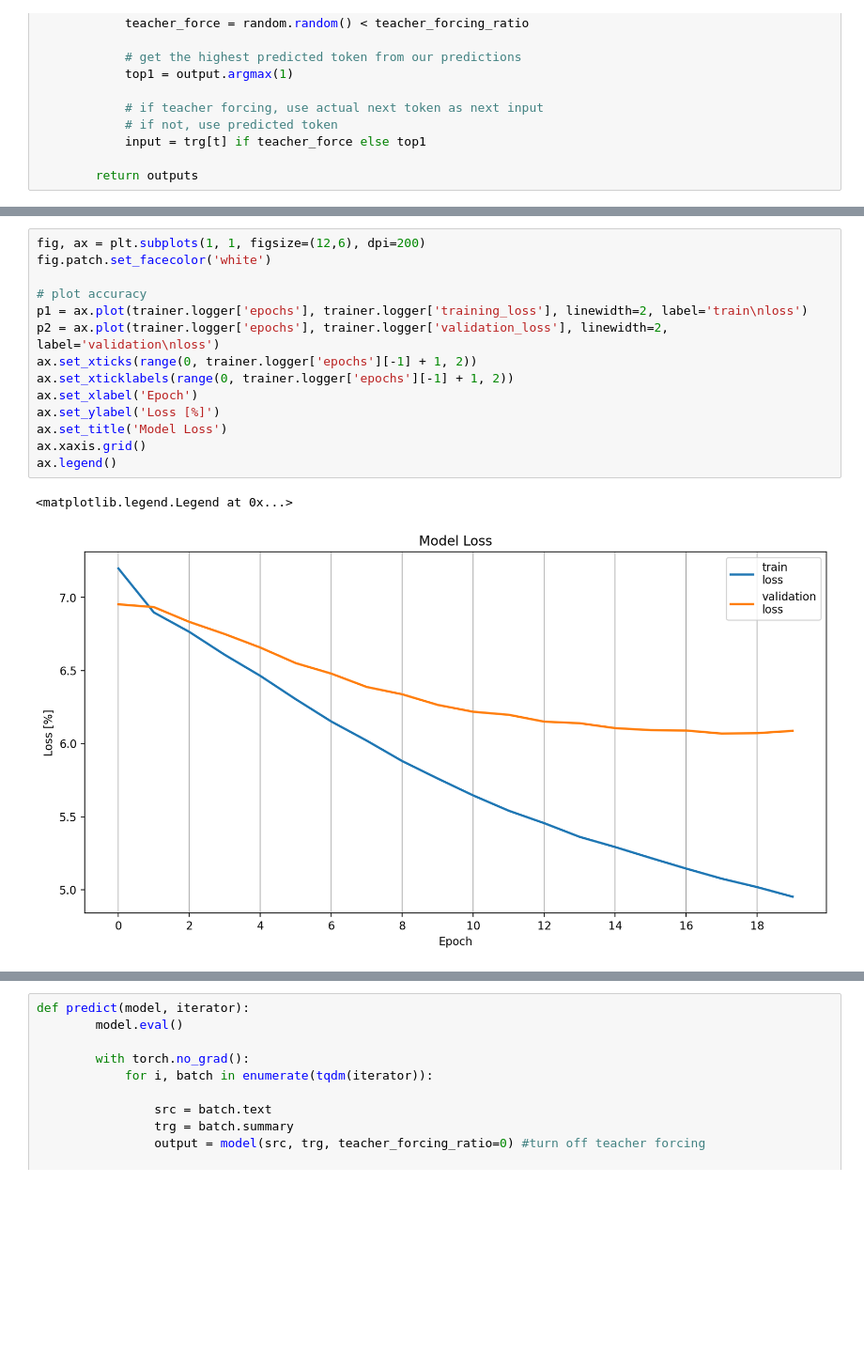
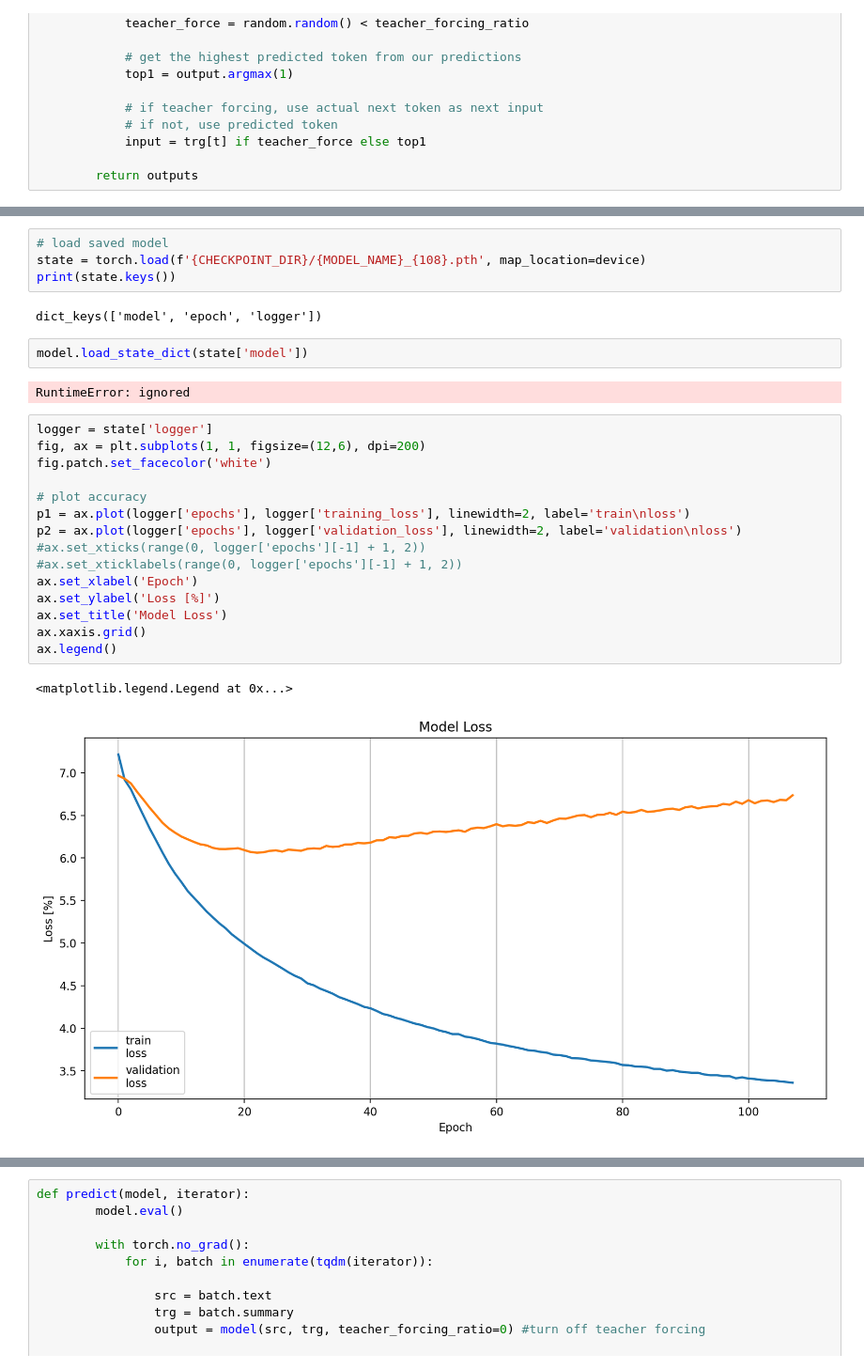
Before and after one commit to RoyElkabetz/Sentiment-Classification-of-Machine-Summarized-Text, a Jupyter notebook: Text_Summarization.ipynb, the cells around one changed output, grey strips where cells are left out. Shown at 94% size. Drawn from its saved outputs; the diff is of its cells as text; blank space fills up the shorter version.

Commit message:
changed trainer class

```diff
--- a/Text_Summarization.ipynb
+++ b/Text_Summarization.ipynb
@@ -664,20 +726,31 @@ Epoch: 20 | Time: 2m 2s
+# %%
+# load saved model
+state = torch.load(f'{CHECKPOINT_DIR}/{MODEL_NAME}_{108}.pth', map_location=device)
+print(state.keys())
+# %% [output]
+dict_keys(['model', 'epoch', 'logger'])
+# %%
+model.load_state_dict(state['model'])
+# %% [output]
+RuntimeError: ignored
 # %%
+logger = state['logger']
 fig, ax = plt.subplots(1, 1, figsize=(12,6), dpi=200)
 fig.patch.set_facecolor('white')
 
 # plot accuracy
-p1 = ax.plot(trainer.logger['epochs'], trainer.logger['training_loss'], linewidth=2, label='train\nloss')
-p2 = ax.plot(trainer.logger['epochs'], trainer.logger['validation_loss'], linewidth=2, label='validation\nloss')
-ax.set_xticks(range(0, trainer.logger['epochs'][-1] + 1, 2))
-ax.set_xticklabels(range(0, trainer.logger['epochs'][-1] + 1, 2))
+p1 = ax.plot(logger['epochs'], logger['training_loss'], linewidth=2, label='train\nloss')
+p2 = ax.plot(logger['epochs'], logger['validation_loss'], linewidth=2, label='validation\nloss')
+#ax.set_xticks(range(0, logger['epochs'][-1] + 1, 2))
+#ax.set_xticklabels(range(0, logger['epochs'][-1] + 1, 2))
 ax.set_xlabel('Epoch')
 ax.set_ylabel('Loss [%]')
 ax.set_title('Model Loss')
 ax.xaxis.grid()
 ax.legend()
 # %% [output]
 <matplotlib.legend.Legend at 0x...>
-[figure, old version]
+[figure, new version]
 # %%
 # evaluate on test data
 test_loss = trainer.evaluate(test_iterator)
```
Also changed, not shown: parts of 18 cells of this notebook.
